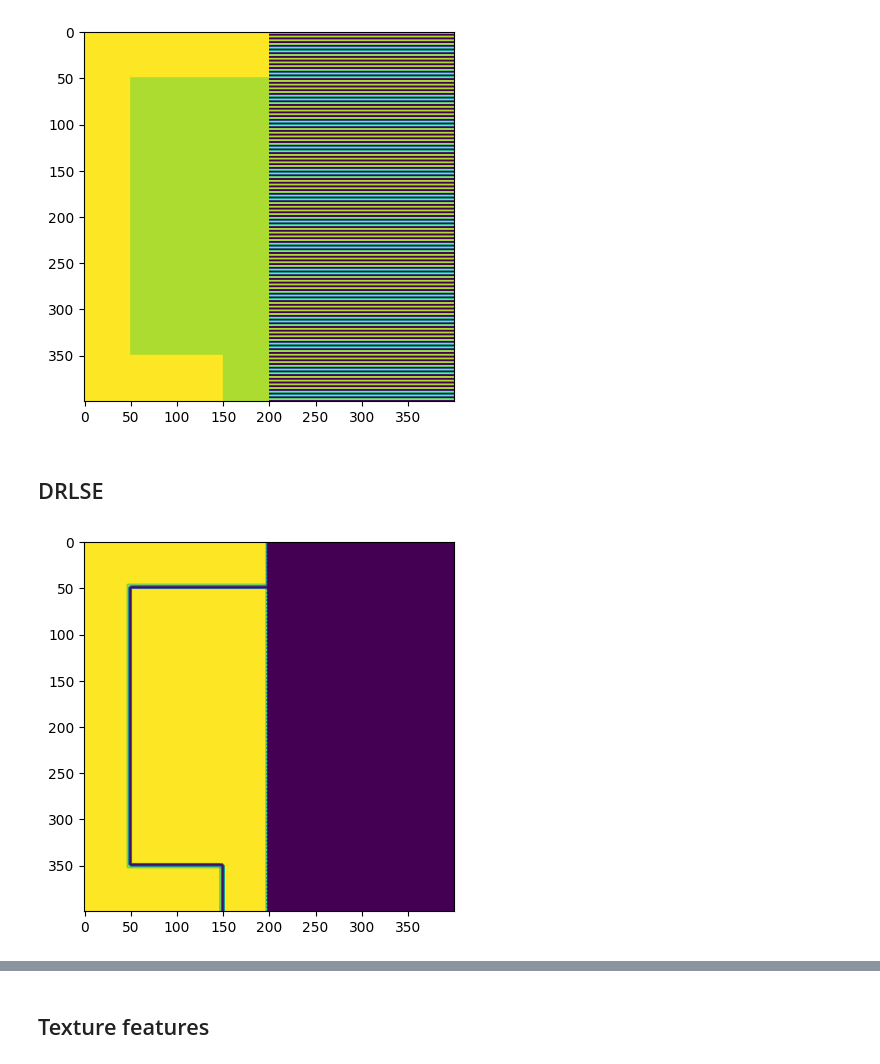
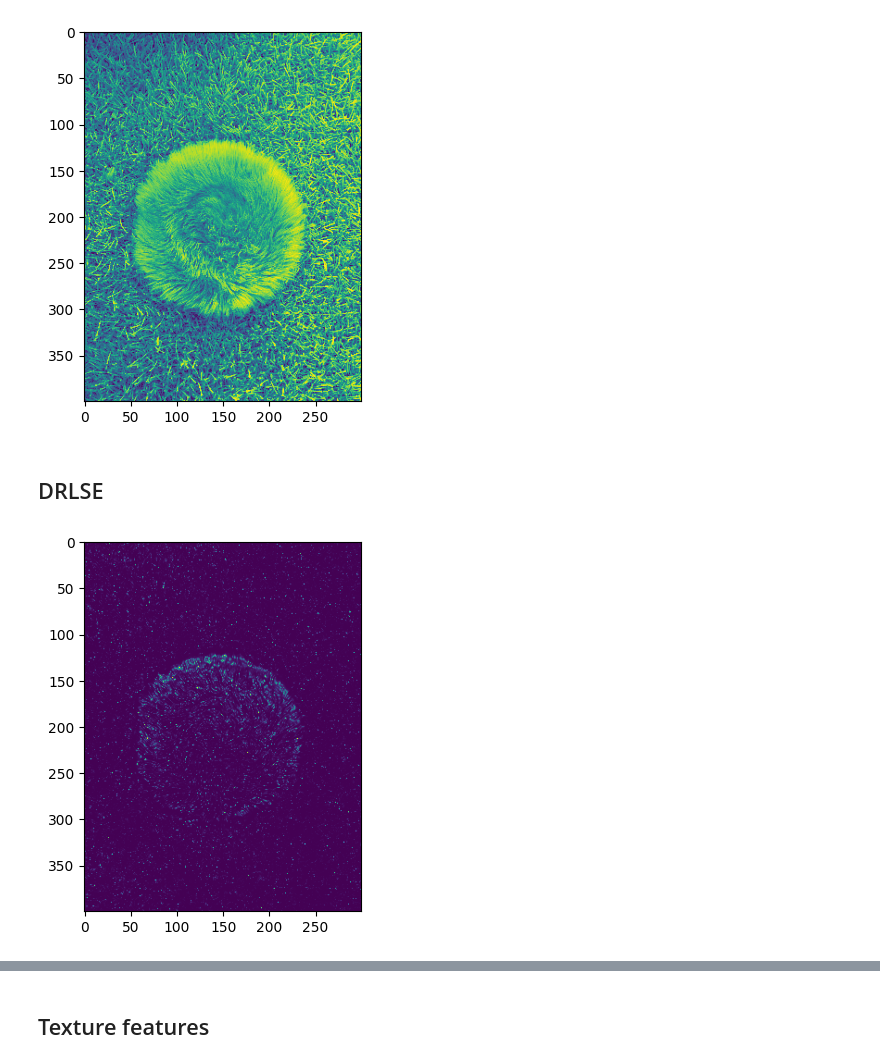
Before and after one commit to HuysArthur/texture-features-as-optimization-for-unsupervised-image-segmentation, a Jupyter notebook: texture-segmentation.ipynb, the cells around one changed output, grey strips where cells are left out. Drawn from its saved outputs; the diff is of its cells as text; code cells hidden in the pictures.

```diff
--- a/texture-segmentation.ipynb
+++ b/texture-segmentation.ipynb
@@ -14,18 +14,18 @@ from scipy.ndimage import gaussian_filter, binary_fill_holes, generic_filter, mi
 from distance_regularized_level_set_evolution.find_lsf import find_lsf
 from math import sqrt
 # %%
-image = cv2.imread("samples/simple_lizard.png")
-# image = cv2.resize(image, (300,400))
+image = cv2.imread("samples/IMG_0426.jpg")
+image = cv2.resize(image, (300,400))
 gray_image = cv2.cvtColor(image, cv2.COLOR_BGR2GRAY).astype(np.uint8)
 
 n = 27  # size of the sub-image blocks (better if even)
 offset = (n - 1) // 2
 
 image_size = gray_image.shape
 plt.imshow(gray_image)
 plt.show()
 # %% [output]
-[figure, old version]
+[figure, new version]
 # %% [markdown]
 ## DRLSE
 # %%
@@ -36,4 +36,4 @@ g = 1 / (1 + f)  # edge indicator function.
 plt.imshow(g)
 plt.show()
 # %% [output]
-[figure, old version]
+[figure, new version]
```
Also changed, not shown: parts of 62 cells of this notebook.
